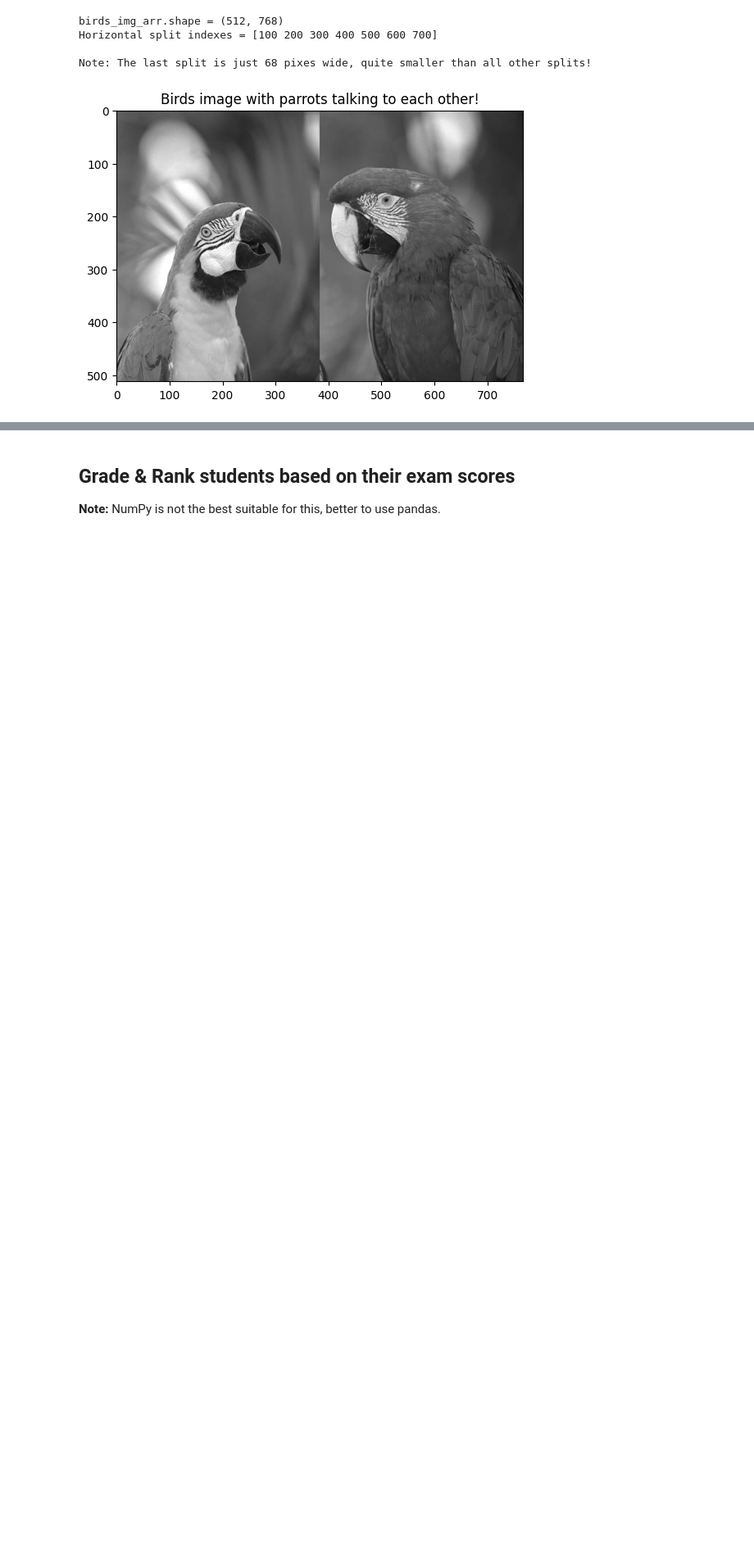
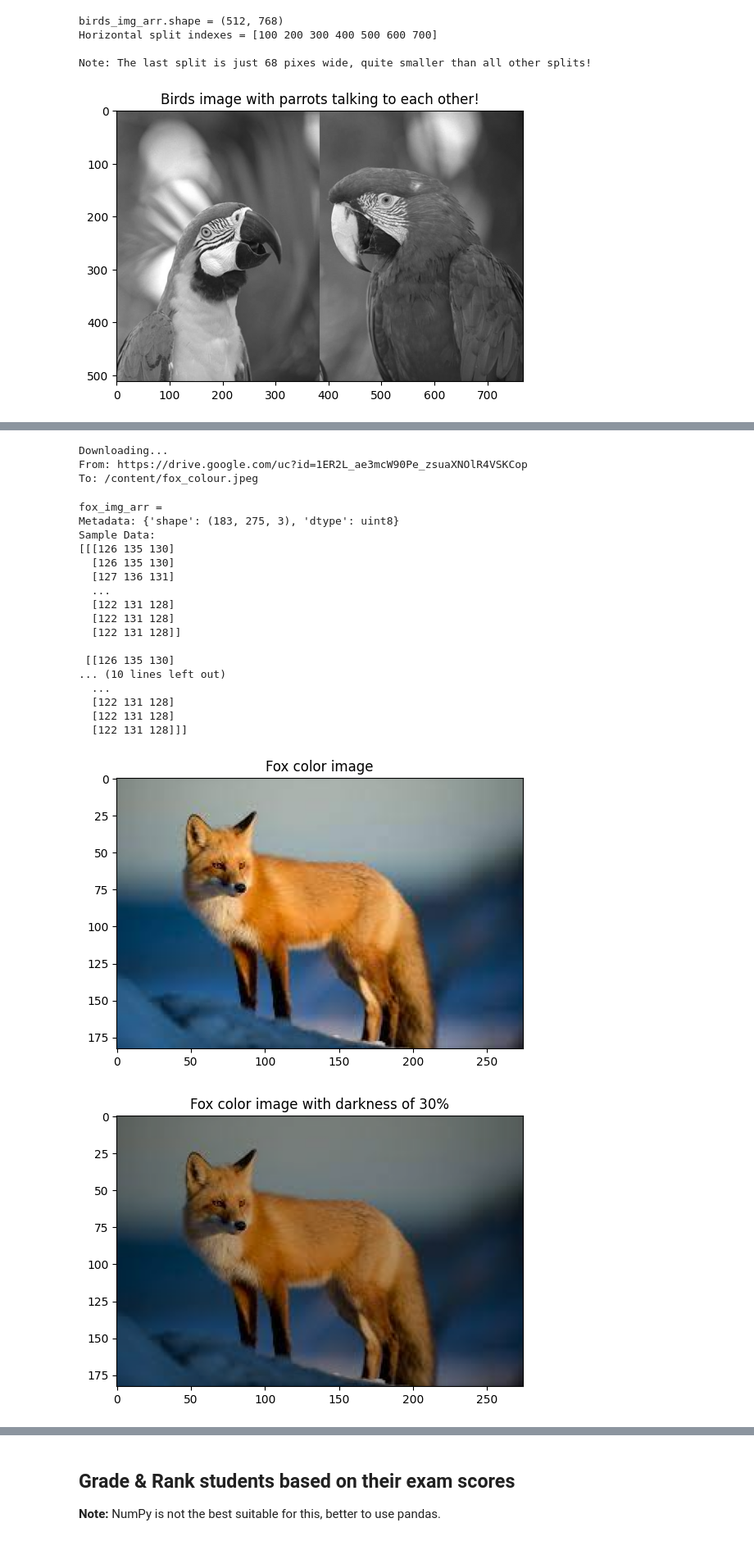
Before and after one commit to venkatbabukr/AllProjects, a Jupyter notebook: Scaler/Modules/Numpy_Buzz_Terms,_Nuances.ipynb, the cells around one changed output, grey strips where cells are left out. Shown at 82% size. Saved outputs shown, nothing was run; the diff lists cells and outputs as text; code cells hidden in the pictures; blank space fills up the shorter version.

```diff
--- a/Scaler/Modules/Numpy_Buzz_Terms,_Nuances.ipynb
+++ b/Scaler/Modules/Numpy_Buzz_Terms,_Nuances.ipynb
@@ -1699,0 +1853,72 @@ show_image("Birds image with parrots talking to each other!", new_birds_img_arr,
+# %%
+!gdown 1ER2L_ae3mcW90Pe_zsuaXNOlR4VSKCop
+
+fox_img_arr = plt.imread("fox_colour.jpeg")
+# %% [output]
+Downloading...
+From: https://drive.google.com/uc?id=1ER2L_ae3mcW90Pe_zsuaXNOlR4VSKCop
+To: /content/fox_colour.jpeg
+# %%
+print(f"""
+fox_img_arr =
+Metadata: {{'shape': {fox_img_arr.shape}, 'dtype': {fox_img_arr.dtype}}}
+Sample Data:
+{fox_img_arr[:3]}
+""")
+show_image("Fox color image", fox_img_arr)
+
+# Making image dark...
+darkness_pct = 30
+darkness_factor = 1 - darkness_pct / 100
+# No need of clipping between 0 and 255 because reduction of numbers by the factor
+# won't cause any overflows in either direction...
+fox_darker_img_arr = (fox_img_arr * darkness_factor).astype(np.uint8)
+show_image(f"Fox color image with darkness of {darkness_pct}%", fox_darker_img_arr)
+
+# Fox image color pops!
+fox_img_color_pops = np.split(fox_img_arr.copy(), 3, axis=2)
+show_image("Fox image red color pop", fox_img_color_pops[0], cmap = 'Reds')
+show_image("Fox image green color pop", fox_img_color_pops[1], cmap = 'Greens')
+show_image("Fox image blue color pop", fox_img_color_pops[2], cmap = 'Blues')
+
+# Make image warmer by increasing red and decreasing blue
+warmness_pct = 30
+red_increase_factor = 1 + warmness_pct / 100
+blue_decrease_factor = 1 - warmness_pct / 100
+fox_img_color_pops[0] = (fox_img_color_pops[0] * red_increase_factor).clip(0, 255).astype(np.uint8)
+fox_img_color_pops[2] = (fox_img_color_pops[2] * blue_decrease_factor).astype(np.uint8)
+show_image(f"Fox image warmer by {warmness_pct}%", np.dstack(fox_img_color_pops))
+
+# Make image colder by decreasing red and increasing blue
+coldness_pct = 20
+fox_colder_img_arr = adjust_rgb(fox_img_arr, -coldness_pct, 0, coldness_pct)
+show_image(f"Fox image colder by {coldness_pct}%", fox_colder_img_arr)
+
+# Change tint of image
+tint_pct = 50
+fox_tinted_img_arr = adjust_rgb(fox_img_arr, 0, tint_pct, 0)
+show_image(f"Fox image tinted by {tint_pct}%", fox_tinted_img_arr)
+
+# Convert to gray scale
+fox_img_gray_scale = fox_img_arr.mean(axis=2).astype(np.uint8)
+show_image("Fox image gray scale", fox_img_gray_scale, cmap = 'gray')
+# %% [output]
+fox_img_arr =
+Metadata: {'shape': (183, 275, 3), 'dtype': uint8}
+Sample Data:
+[[[126 135 130]
+  [126 135 130]
+  [127 136 131]
+  ...
+  [122 131 128]
+  [122 131 128]
+  [122 131 128]]
+
+ [[126 135 130]
+... (10 lines left out)
+  ...
+  [122 131 128]
+  [122 131 128]
+  [122 131 128]]]
+[figure, added]
+[figure, added]
```
Also changed, not shown: parts of 11 cells of this notebook.
